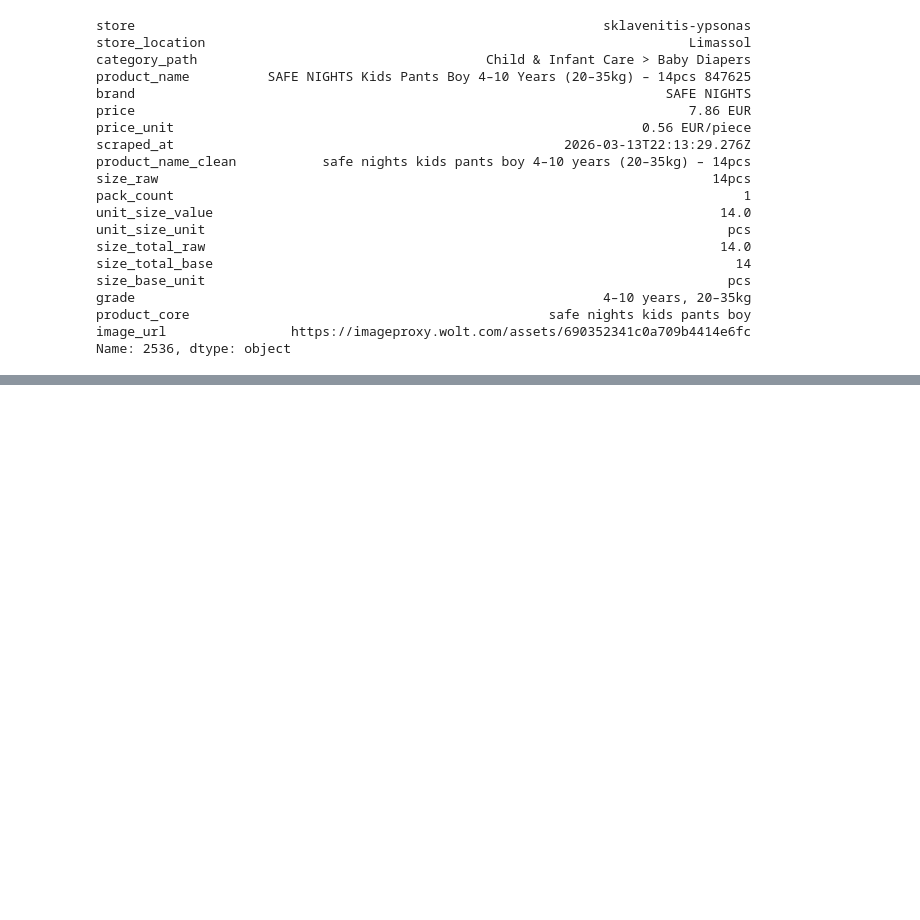
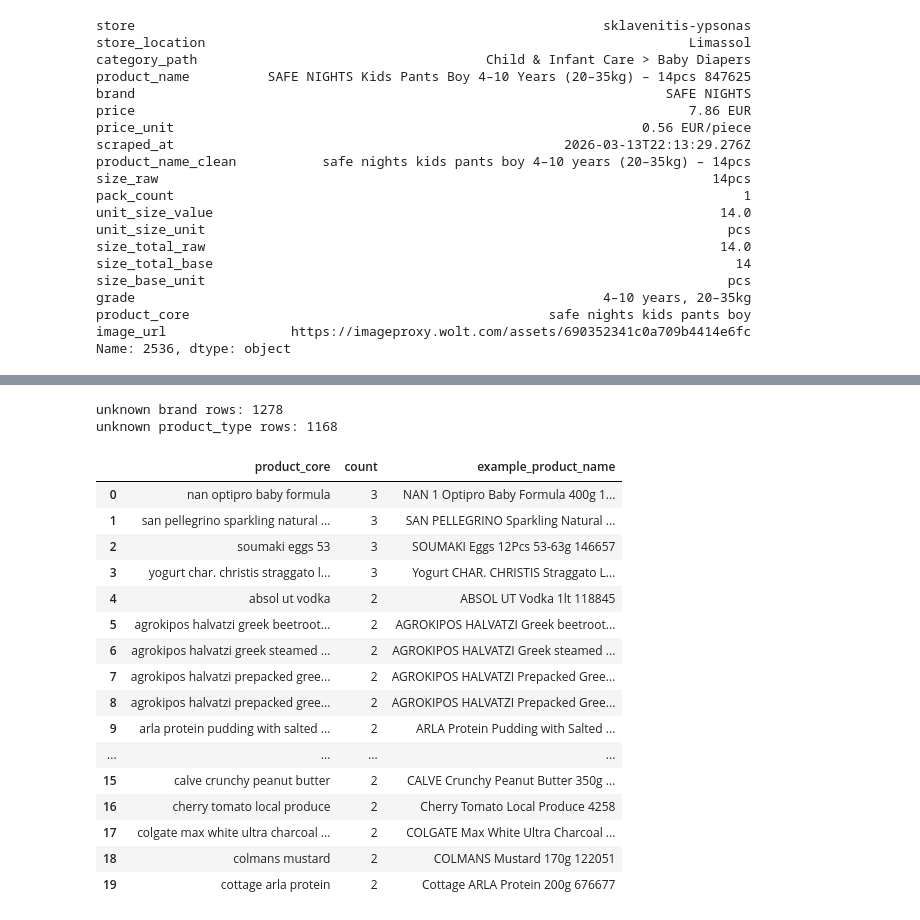
Before and after one commit to valeriyabrovchuk/grocery_price_analysis, a Jupyter notebook: groceries_comparison_limassol.ipynb, the cells around one changed output, grey strips where cells are left out. Saved outputs shown, nothing was run; the diff lists cells and outputs as text; code cells hidden in the pictures; blank space fills up the shorter version.

```diff
--- a/groceries_comparison_limassol.ipynb
+++ b/groceries_comparison_limassol.ipynb
@@ -1416,0 +1891,46 @@ Name: 2536, dtype: object
+# %%
+unknown_brand = (
+    processed.loc[processed['brand_pred'].eq(''), ['product_core', 'product_name']]
+    .groupby('product_core', as_index=False)
+    .agg(
+        count=('product_name', 'size'),
+        example_product_name=('product_name', 'first')
+    )
+    .sort_values(['count', 'product_core'], ascending=[False, True], ignore_index=True)
+)
+
+unknown_product_type = (
+    processed.loc[processed['product_type_pred'].eq(''), ['product_core', 'product_name']]
+    .groupby('product_core', as_index=False)
+    .agg(
+        count=('product_name', 'size'),
+        example_product_name=('product_name', 'first')
+    )
+    .sort_values(['count', 'product_core'], ascending=[False, True], ignore_index=True)
+)
+
+print('unknown brand rows:', int(processed['brand_pred'].eq('').sum()))
+print('unknown product_type rows:', int(processed['product_type_pred'].eq('').sum()))
+# %% [output]
+unknown brand rows: 1278
+unknown product_type rows: 1168
+# %%
+unknown_brand.head(20)
+# %% [output]
+|  | product_core | count | example_product_name |
+| 0 | nan optipro baby formula | 3 | NAN 1 Optipro Baby Formula 400g 1... |
+| 1 | san pellegrino sparkling natural ... | 3 | SAN PELLEGRINO Sparkling Natural ... |
+| 2 | soumaki eggs 53 | 3 | SOUMAKI Eggs 12Pcs 53-63g 146657 |
+| 3 | yogurt char. christis straggato l... | 3 | Yogurt CHAR. CHRISTIS Straggato L... |
+| 4 | absol ut vodka | 2 | ABSOL UT Vodka 1lt 118845 |
+| 5 | agrokipos halvatzi greek beetroot... | 2 | AGROKIPOS HALVATZI Greek beetroot... |
+| 6 | agrokipos halvatzi greek steamed ... | 2 | AGROKIPOS HALVATZI Greek steamed ... |
+| 7 | agrokipos halvatzi prepacked gree... | 2 | AGROKIPOS HALVATZI Prepacked Gree... |
+| 8 | agrokipos halvatzi prepacked gree... | 2 | AGROKIPOS HALVATZI Prepacked Gree... |
+| 9 | arla protein pudding with salted ... | 2 | ARLA Protein Pudding with Salted ... |
+| ... | ... | ... | ... |
+| 15 | calve crunchy peanut butter | 2 | CALVE Crunchy Peanut Butter 350g ... |
+| 16 | cherry tomato local produce | 2 | Cherry Tomato Local Produce 4258 |
+| 17 | colgate max white ultra charcoal ... | 2 | COLGATE Max White Ultra Charcoal ... |
+| 18 | colmans mustard | 2 | COLMANS Mustard 170g 122051 |
+| 19 | cottage arla protein | 2 | Cottage ARLA Protein 200g 676677 |
```
Also changed, not shown: parts of 55 cells of this notebook, 51 other files.
